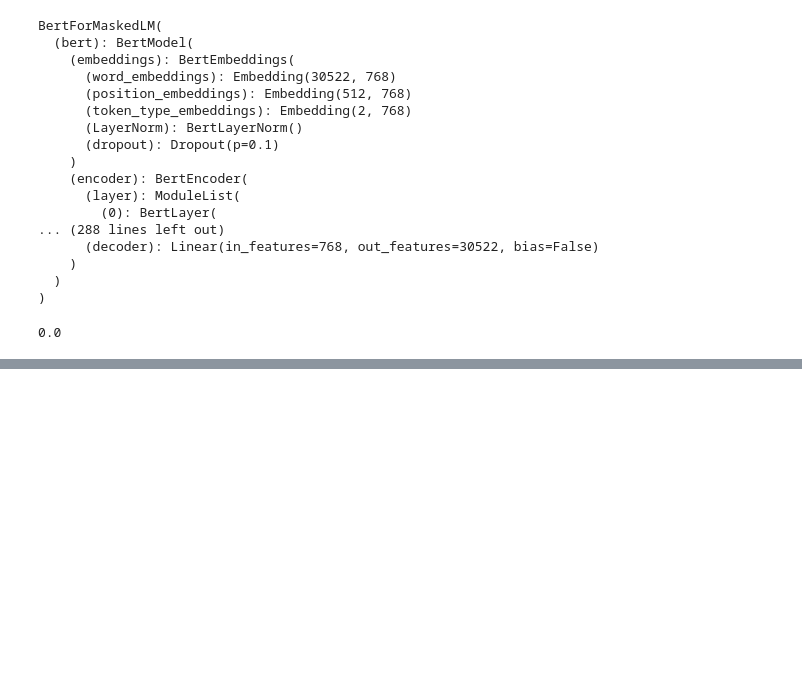
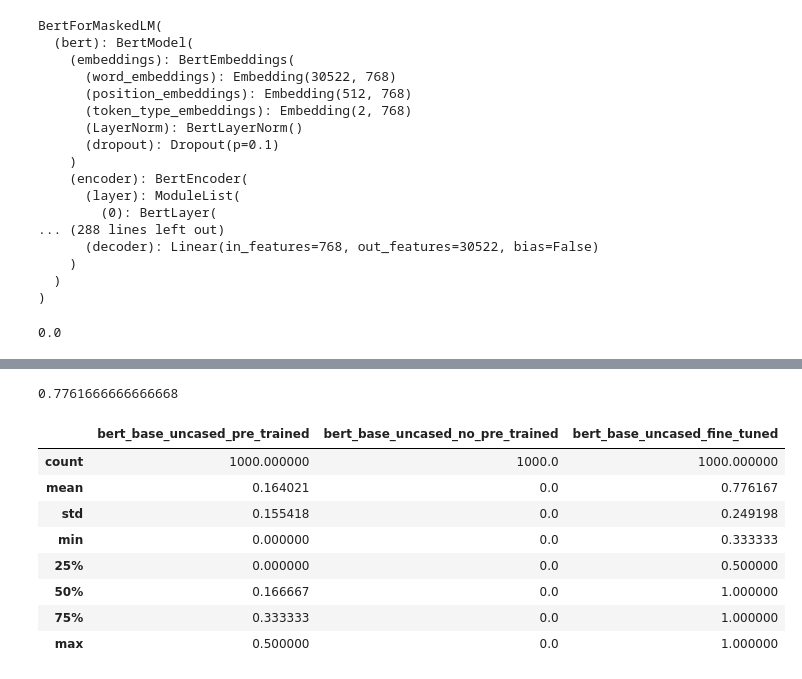
Before and after one commit to felipessalvatore/InferenceLanguageModels, a Jupyter notebook: eval_func.ipynb, the cells around one changed output, grey strips where cells are left out. Saved outputs shown, nothing was run; the diff lists cells and outputs as text; code cells hidden in the pictures; blank space fills up the shorter version.

```diff
--- a/eval_func.ipynb
+++ b/eval_func.ipynb
@@ -182,0 +187,9 @@ np.mean(df["bert_base_uncased_no_pre_trained"].values)
+# %%
+# Load pre-trained model tokenizer (vocabulary)
+modelpath = "bert-base-uncased"
+output_model_file_ = "out/pytorch_model.bin"
+model_state_dict = torch.load(output_model_file_)
+tokenizer = BertTokenizer.from_pretrained(modelpath)
+model = BertForMaskedLM.from_pretrained(modelpath,
+                                        state_dict=model_state_dict)
+model.eval()
@@ -183,2 +214,31 @@ np.mean(df["bert_base_uncased_no_pre_trained"].values)
+# %%
+values = []
+
+for a,b,l in tqdm(zip(df.sentence1.values,df.sentence2_masked.values,df.label.values)):
+    v = eval_naive(model=model,
+                   sentence1=a,
+                   sentence2=b,
+                   label=l,
+                   tokenizer=tokenizer,
+                   max_seq_length=128)
+    values.append(v)
+# %%
+df["bert_base_uncased_fine_tuned"] = values
+# %%
+np.mean(df["bert_base_uncased_fine_tuned"].values)
+# %% [output]
+0.7761666666666668
+# %%
+df.describe()
+# %% [output]
+|  | bert_base_uncased_pre_trained | bert_base_uncased_no_pre_trained | bert_base_uncased_fine_tuned |
+| count | 1000.000000 | 1000.0 | 1000.000000 |
+| mean | 0.164021 | 0.0 | 0.776167 |
+| std | 0.155418 | 0.0 | 0.249198 |
+| min | 0.000000 | 0.0 | 0.333333 |
+| 25% | 0.000000 | 0.0 | 0.500000 |
+| 50% | 0.166667 | 0.0 | 1.000000 |
+| 75% | 0.333333 | 0.0 | 1.000000 |
+| max | 0.500000 | 0.0 | 1.000000 |
 # %%
 df.to_csv("results/basic.csv")
```
Also changed, not shown: parts of 3 cells of this notebook, 2 other files.
